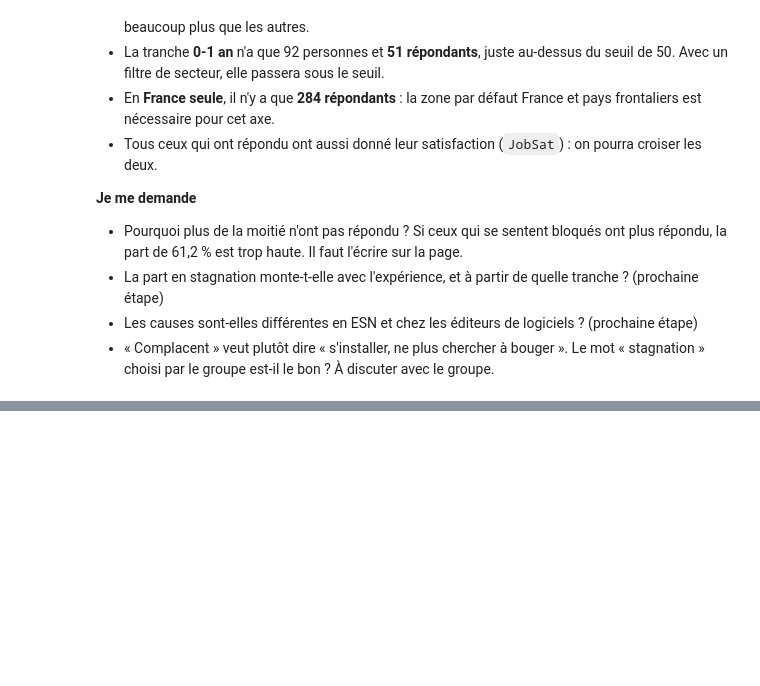
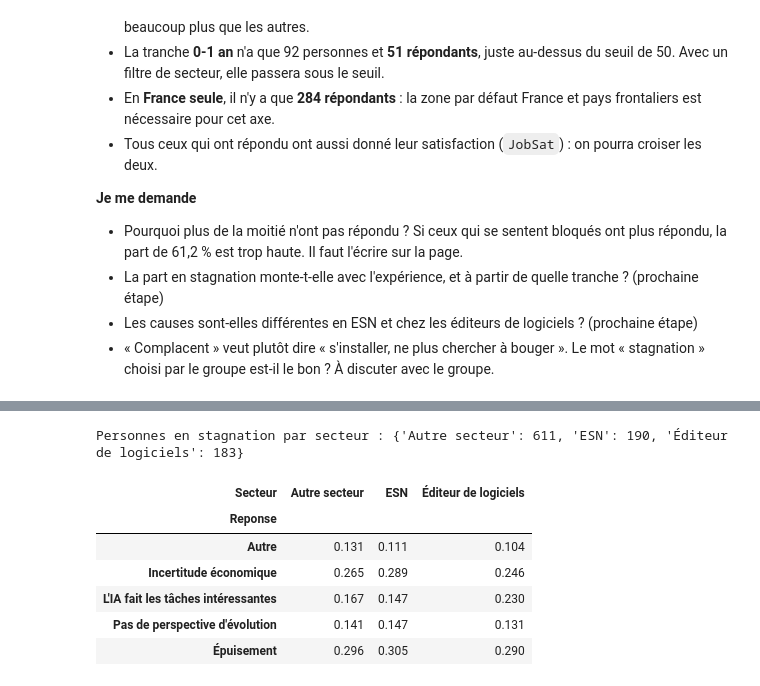
Before and after one commit to Amineelantari/projet-datavis-so2026, a Jupyter notebook: notebooks/axe2_stagnation.ipynb, the cells around one changed output, grey strips where cells are left out. Drawn from its saved outputs; the diff is of its cells as text; code cells hidden in the pictures; blank space fills up the shorter version.

```diff
--- a/notebooks/axe2_stagnation.ipynb
+++ b/notebooks/axe2_stagnation.ipynb
@@ -142,0 +198,7 @@ pd.crosstab(zone["JobSat"].notna(), zone["JobSatComplacent"].notna(),
+# %%
+en_stagnation = repondu[repondu["En_stagnation"]]
+
+causes = (en_stagnation["Reponse"].value_counts(normalize=True).round(3)
+          .rename("part").rename_axis("Cause").reset_index())
+causes["repondants"] = causes["Cause"].map(en_stagnation["Reponse"].value_counts())
+causes
@@ -142,0 +237,14 @@ pd.crosstab(zone["JobSat"].notna(), zone["JobSatComplacent"].notna(),
+# %%
+# les causes (en lignes) selon le secteur (en colonnes), parmi les personnes en stagnation
+causes_secteur = pd.crosstab(en_stagnation["Reponse"], en_stagnation["Secteur"], normalize="columns").round(3)
+print("Personnes en stagnation par secteur :", en_stagnation["Secteur"].value_counts().to_dict())
+causes_secteur
+# %% [output]
+Personnes en stagnation par secteur : {'Autre secteur': 611, 'ESN': 190, 'Éditeur de logiciels': 183}
+| Secteur | Autre secteur | ESN | Éditeur de logiciels |
+| Reponse |  |  |  |
+| Autre | 0.131 | 0.111 | 0.104 |
+| Incertitude économique | 0.265 | 0.289 | 0.246 |
+| L'IA fait les tâches intéressantes | 0.167 | 0.147 | 0.230 |
+| Pas de perspective d'évolution | 0.141 | 0.147 | 0.131 |
+| Épuisement | 0.296 | 0.305 | 0.290 |
```
Also changed, not shown: parts of 15 cells of this notebook.
